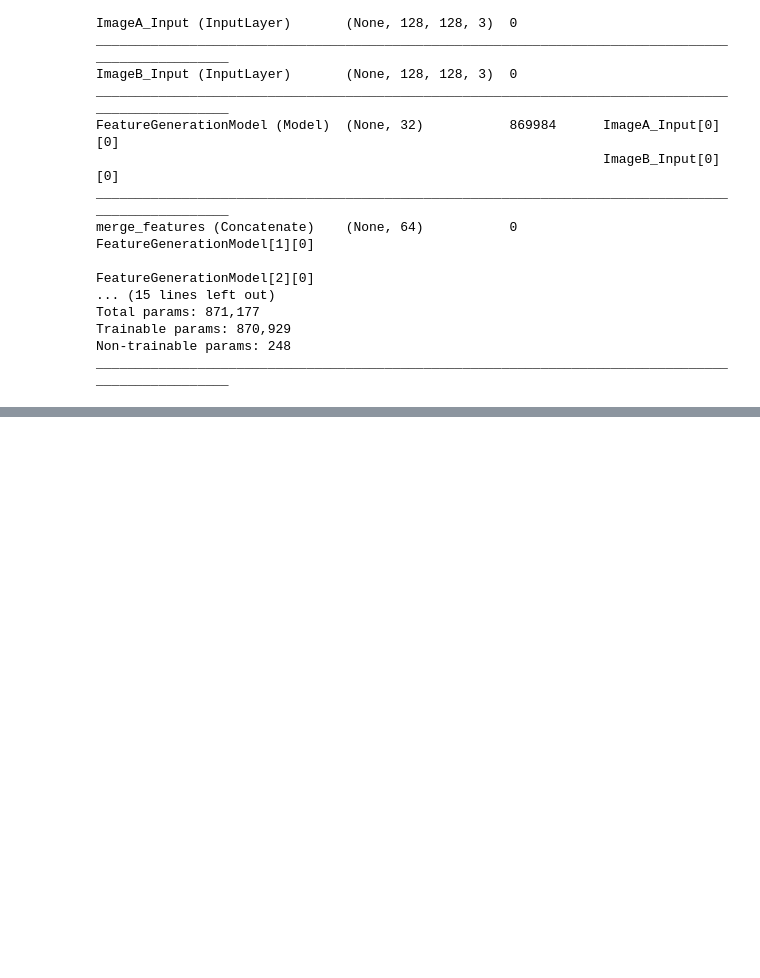
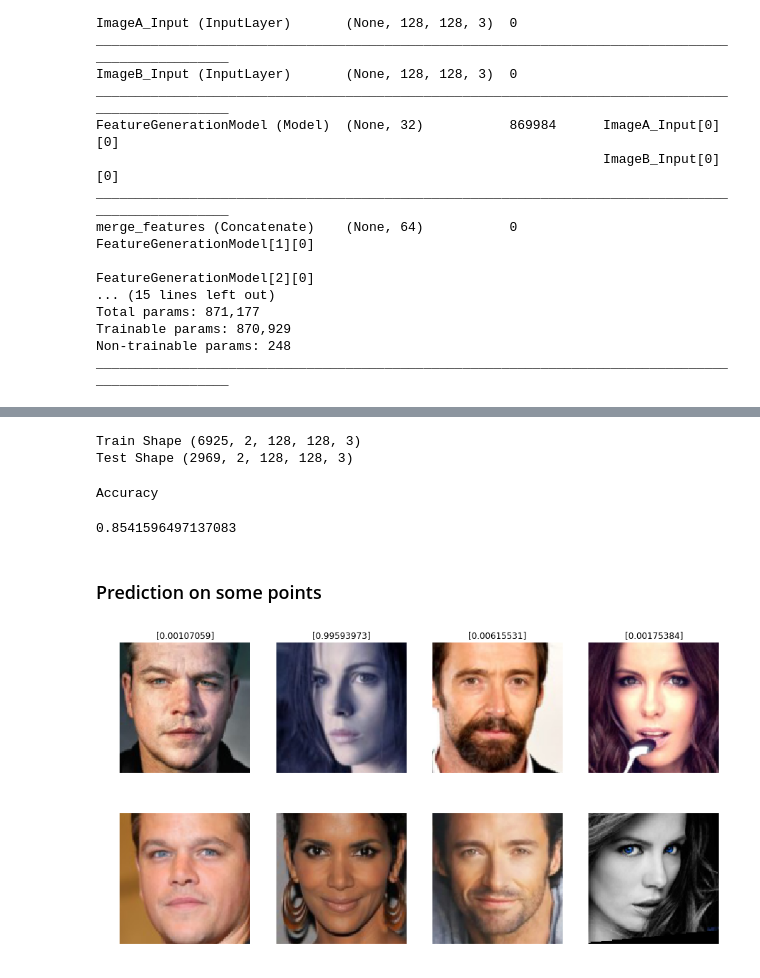
Before and after one commit to NihPat95/Face-Recognition, a Jupyter notebook: FaceRecognition.ipynb, the cells around one changed output, grey strips where cells are left out. Saved outputs shown, nothing was run; the diff lists cells and outputs as text; code cells hidden in the pictures; blank space fills up the shorter version.

```diff
--- a/FaceRecognition.ipynb
+++ b/FaceRecognition.ipynb
@@ -384,0 +368,8 @@ pp = [x1]
+# %%
+X_train, X_test, y_train, y_test = train_test_split(X, y, test_size=0.30)
+print('Train Shape {}'.format(X_train.shape))
+print('Test Shape {}'.format(X_test.shape))
+pairs = [X_train[:,0,:,:,:], X_train[:,1,:,:,:]]
+# %% [output]
+Train Shape (6925, 2, 128, 128, 3)
+Test Shape (2969, 2, 128, 128, 3)
@@ -384,0 +380,32 @@ pp = [x1]
+# %%
+similarity_model.load_weights('similarity_model.h5')
+feature_model.load_weights('feature_model.h5')
+# %%
+pairs_test = [X_test[:,0,:,:,:], X_test[:,1,:,:,:]]
+predicted = similarity_model.predict(pairs_test, verbose=2)
+print('Accuracy')
+accuracy_score(y_test, np.around(predicted).astype('int'))
+# %% [output]
+Accuracy
+0.8541596497137083
+# %% [markdown]
+### Prediction on some points
+# %%
+index = np.random.choice(np.arange(len(y_test)),4)
+Xs = X_test[index]
+Y = predicted[index]
+fig, axarr = plt.subplots(1,4,figsize=(15,15))
+plt.axis('off')
+for i in range(4):
+    axarr[i].imshow(convertToRGB(Xs[i][0]))
+    axarr[i].axis('off')
+    axarr[i].set_title(Y[i])
+
+fig, axarr = plt.subplots(1,4,figsize=(15,15))
+plt.axis('off')
+for i in range(4):
+    axarr[i].imshow(convertToRGB(Xs[i][1]))
+    axarr[i].axis('off')
+# %% [output]
+[figure, added]
+[figure, added]
```
Also changed, not shown: parts of 35 cells of this notebook.
